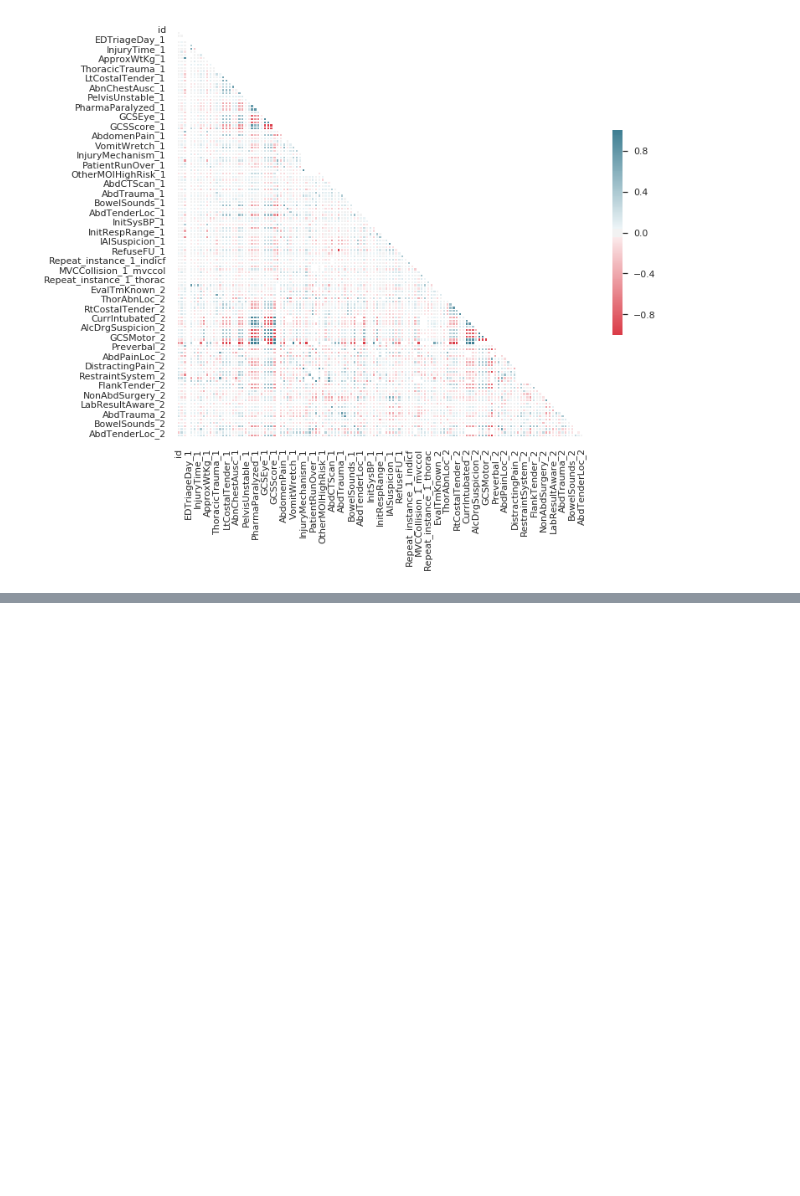
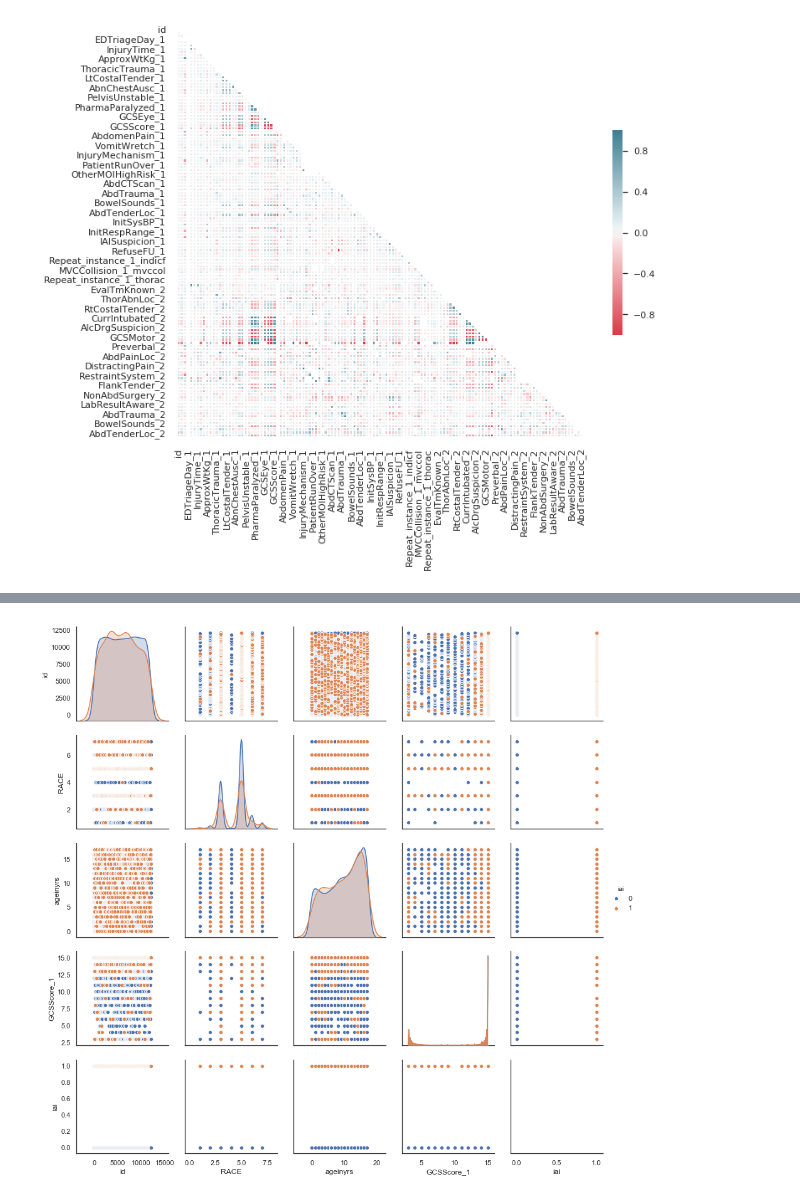
Before and after one commit to csinva/iai-clinical-decision-rule, a Jupyter notebook: preprocessing.ipynb, the cells around one changed output, grey strips where cells are left out. Saved outputs shown, nothing was run; the diff lists cells and outputs as text; code cells hidden in the pictures; blank space fills up the shorter version.

Commit message:
proper iai outcome

```diff
--- a/preprocessing.ipynb
+++ b/preprocessing.ipynb
@@ -76,7 +80,7 @@ plt.show()
 df = r[fnames[0]]
 how = 'outer'
 print(len(fnames))
-for i, fname in tqdm(enumerate(fnames[1:])):
+for i, fname in tqdm(enumerate(fnames[1:3])): # this should include more than 3!
     df2 = r[fname].copy()
     rename_dict = {
         key: key + '_' + feature_names[i + 1][:8]
@@ -122,0 +134,15 @@ sns.heatmap(corr, mask=mask, cmap=cmap, center=0,
+# %%
+outcomes = pd.read_csv('iaip_data/Datasets/form6a.csv').rename(columns={'subjectid': 'id'})
+outcomes_full_pi = pd.read_csv('iaip_data/Datasets/form6b.csv').rename(columns={'SubjectID': 'id'})
+outcomes_full_surg = pd.read_csv('iaip_data/Datasets/form6c.csv').rename(columns={'subjectid': 'id'})
+
+# (6b) Intra-abdominal injury diagnosed in the ED/during hospitalization by any diagnostic method
+# 1 is yes, 761 have intra-abdominal injury
+# 2 is no -> remap to 0, 841 without intra-abdominal injury
+idxs_iai = outcomes_full_pi.id[outcomes_full_pi['IAIinED1'] == 1]
+iai = np.zeros(NUM_PATIENTS).astype(np.int)
+iai[idxs_iai] = 1
+df_iai = pd.DataFrame.from_dict({
+    'id': np.arange(1, NUM_PATIENTS + 1),
+    'iai': iai
+})
@@ -169,0 +189,7 @@ outcomes_full_pi
+# %%
+X = pd.merge(df[['id', 'SEX', 'RACE', 'ageinyrs', 'GCSScore_1']], df_iai, on='id', how='inner')
+# %%
+sns.pairplot(X, hue='iai')
+plt.show()
+# %% [output]
+[figure, added]
```
Also changed, not shown: parts of 13 cells of this notebook, 8 other files.
